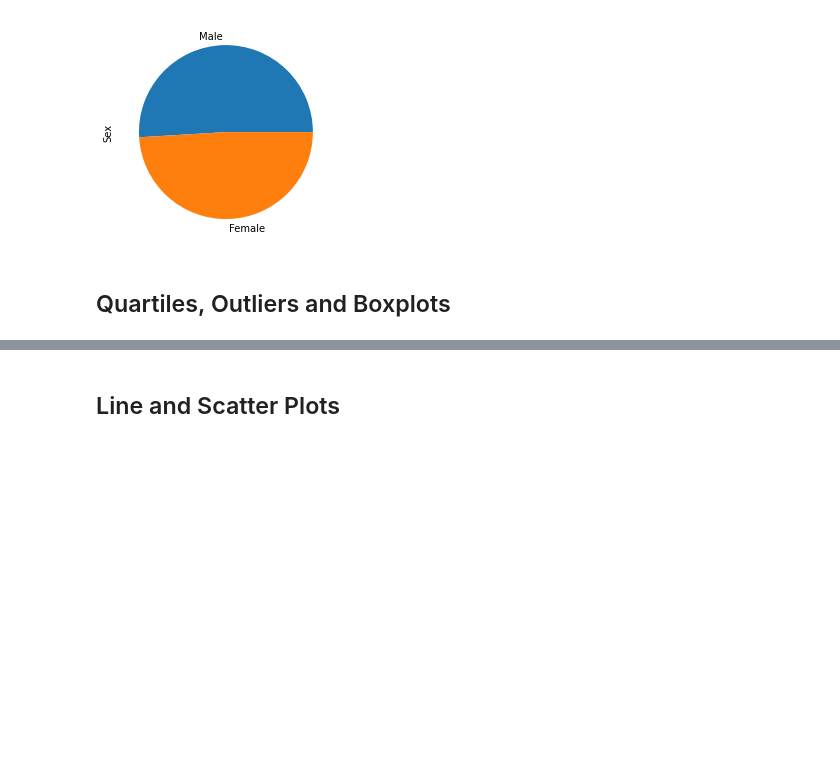
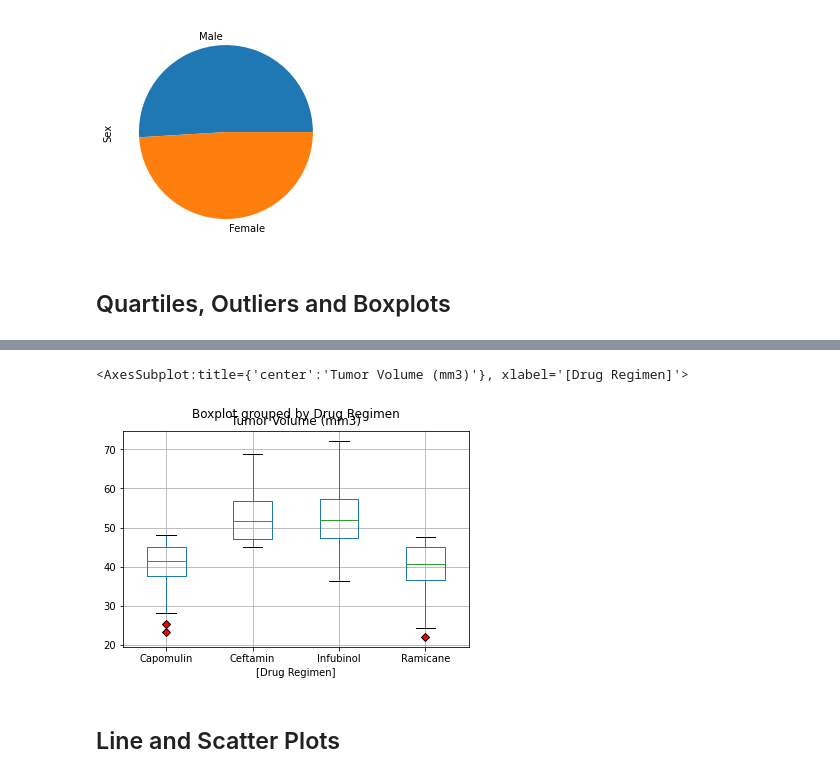
Before and after one commit to bjohnson90/matplotlib-challenge, a Jupyter notebook: Pymaceuticals/pymaceuticals_starter.ipynb, the cells around one changed output, grey strips where cells are left out. Saved outputs shown, nothing was run; the diff lists cells and outputs as text; code cells hidden in the pictures; blank space fills up the shorter version.

```diff
--- a/Pymaceuticals/pymaceuticals_starter.ipynb
+++ b/Pymaceuticals/pymaceuticals_starter.ipynb
@@ -196,22 +194,24 @@ Name: Tumor Volume (mm3), Length: 100, dtype: float64
 # %%
 # Put treatments into a list for for loop (and later for plot labels)
-
+regimen_list = ['Capomulin', 'Ramicane', 'Infubinol', 'Ceftamin']
 
 # Create empty list to fill with tumor vol data (for plotting)
-
-
+tumor_vol_data = []
+tumor_vol_data_matpltlib = []
 # Calculate the IQR and quantitatively determine if there are any potential outliers.
-
-
+for regimen in regimen_list:
     # Locate the rows which contain mice on each drug and get the tumor volumes
-
-
+    regimen_tumor_vols = mouse_data[mouse_data['Drug Regimen'] == regimen][['Drug Regimen','Tumor Volume (mm3)']]
     # add subset
-
-
+    tumor_vol_data.append(regimen_tumor_vols)
+combined_tumor_data = pd.concat(tumor_vol_data)
     # Determine outliers using upper and lower bounds
 # %%
 # Generate a box plot of the final tumor volume of each mouse across four regimens of interest
+combined_tumor_data.boxplot(by='Drug Regimen', flierprops=dict(markerfacecolor='r', marker='D'))
+# %% [output]
+<AxesSubplot:title={'center':'Tumor Volume (mm3)'}, xlabel='[Drug Regimen]'>
+[figure, added]
 # %% [markdown]
 ## Line and Scatter Plots
 # %%
```
Also changed, not shown: parts of 6 cells of this notebook.
